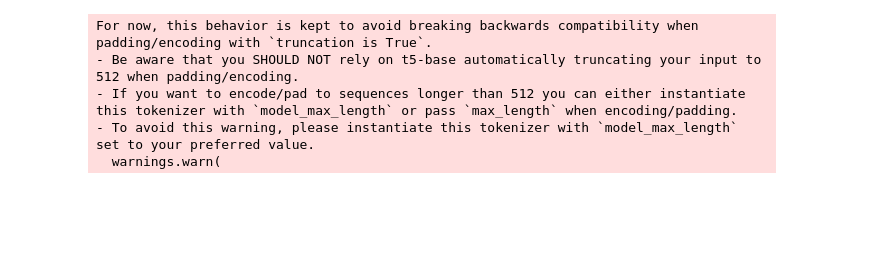
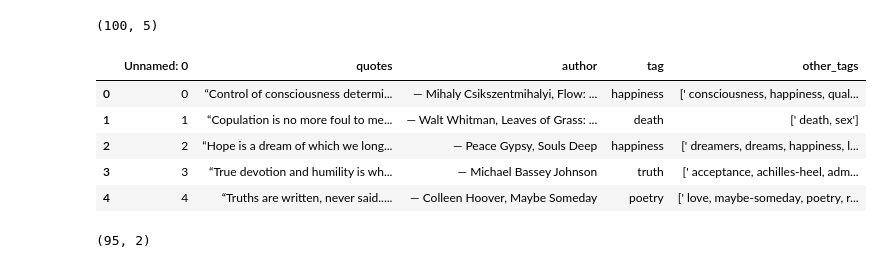
Before and after one commit to yankanp/quotes-generator, a Jupyter notebook: T5/T5.ipynb, the cells around one changed output. Drawn from its saved outputs; the diff is of its cells as text; code cells hidden in the pictures; blank space fills up the shorter version.

```diff
--- a/T5/T5.ipynb
+++ b/T5/T5.ipynb
@@ -37,21 +54,38 @@ class QuotesDataset(Dataset):
 # %%
-full_dataset =pd.read_csv('quotes_dataset_final_small.csv',low_memory=False)
-full_dataset=full_dataset.head(50)
+full_dataset =pd.read_csv('../dataset/all_quotes.csv',low_memory=False)
+full_dataset=full_dataset.head(100) #For testing purpose only
+print(full_dataset.shape)
+# %% [output]
+(100, 5)
-# %%
-quotes = full_dataset['quotes']
-tokenizer = T5Tokenizer.from_pretrained('t5-base')
-
-# add padding token to tokenizer vocabulary
-if tokenizer.pad_token is None:
-    tokenizer.add_special_tokens({'pad_token': '[PAD]'})
-    print('Added padding token to tokenizer')
-
-
-tokenizer.pad_token = '[PAD]'
-dataset = QuotesDataset(quotes, tokenizer)
-# %% [output]
-For now, this behavior is kept to avoid breaking backwards compatibility when padding/encoding with `truncation is True`.
-- Be aware that you SHOULD NOT rely on t5-base automatically truncating your input to 512 when padding/encoding.
-- If you want to encode/pad to sequences longer than 512 you can either instantiate this tokenizer with `model_max_length` or pass `max_length` when encoding/padding.
-- To avoid this warning, please instantiate this tokenizer with `model_max_length` set to your preferred value.
-  warnings.warn(
+# %%
+full_dataset.head()
+# %% [output]
+|  | Unnamed: 0 | quotes | author | tag | other_tags |
+| 0 | 0 | “Control of consciousness determi... | ― Mihaly Csikszentmihalyi, Flow: ... | happiness | [' consciousness, happiness, qual... |
+| 1 | 1 | “Copulation is no more foul to me... | ― Walt Whitman, Leaves of Grass: ... | death | [' death, sex'] |
+| 2 | 2 | “Hope is a dream of which we long... | ― Peace Gypsy, Souls Deep | happiness | [' dreamers, dreams, happiness, l... |
+| 3 | 3 | “True devotion and humility is wh... | ― Michael Bassey Johnson | truth | [' acceptance, achilles-heel, adm... |
+| 4 | 4 | “Truths are written, never said..... | ― Colleen Hoover, Maybe Someday | poetry | [' love, maybe-someday, poetry, r... |
+# %%
+new_dataset = full_dataset[['quotes', 'tag']]
+new_dataset = new_dataset[new_dataset['quotes'].apply(lambda x: unidecode.unidecode(x).isascii())]
+
+# Set the seed for reproducibility
+random.seed(123)
+
+# Define a function to detect the language of a string
+def detect_language(text):
+    return langid.classify(text)[0]
+
+# Add a new column to the DataFrame with the language of each quote
+new_dataset['language'] = new_dataset['quotes'].apply(detect_language)
+
+# Filter the DataFrame to keep only the rows where the language is English
+new_dataset = new_dataset[new_dataset['language'] == 'en']
+
+# Drop the language column from the DataFrame
+new_dataset = new_dataset.drop('language', axis=1)
+new_dataset = new_dataset.reset_index(drop=True)
+print(new_dataset.shape)
+# %% [output]
+(95, 2)
```
Also changed, not shown: parts of 29 cells of this notebook, 4 other files.
